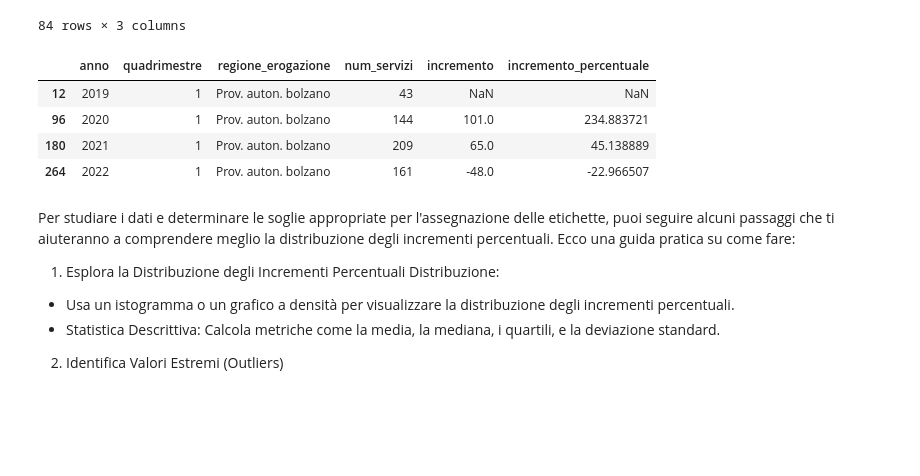
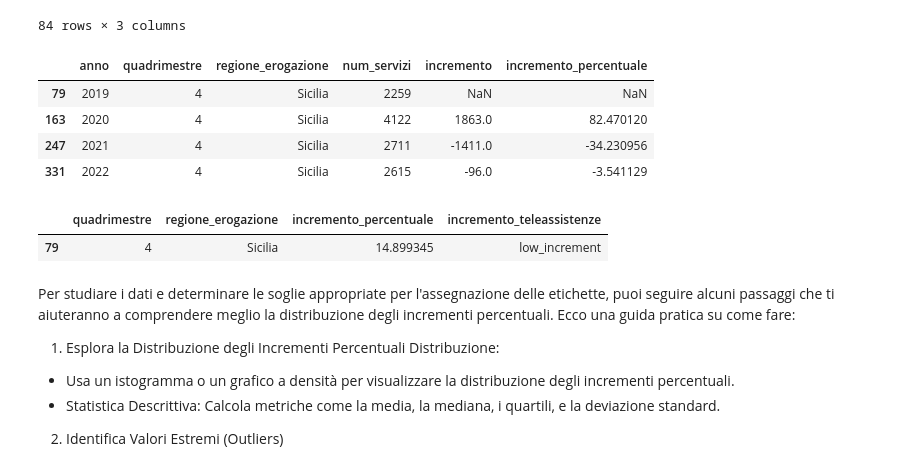
Before and after one commit to AlessiaRossi/Teleassistance-Supervised-Clustering, a Jupyter notebook: notebooks/EDA/feature_extraction_incremento.ipynb, the cells around one changed output. Saved outputs shown, nothing was run; the diff lists cells and outputs as text; code cells hidden in the pictures; blank space fills up the shorter version.

```diff
--- a/notebooks/EDA/feature_extraction_incremento.ipynb
+++ b/notebooks/EDA/feature_extraction_incremento.ipynb
@@ -106,14 +136,20 @@ app
 | 31 | 2 | Molise | 1.636089 |
 84 rows × 3 columns
 # %%
-mask = (grouped['regione_erogazione'] == 'Prov. auton. bolzano') & (grouped['quadrimestre'] == 1)
+mask = (grouped['regione_erogazione'] == 'Sicilia') & (grouped['quadrimestre'] == 4)
 grouped[mask]
 # %% [output]
 |  | anno | quadrimestre | regione_erogazione | num_servizi | incremento | incremento_percentuale |
-| 12 | 2019 | 1 | Prov. auton. bolzano | 43 | NaN | NaN |
-| 96 | 2020 | 1 | Prov. auton. bolzano | 144 | 101.0 | 234.883721 |
-| 180 | 2021 | 1 | Prov. auton. bolzano | 209 | 65.0 | 45.138889 |
-| 264 | 2022 | 1 | Prov. auton. bolzano | 161 | -48.0 | -22.966507 |
+| 79 | 2019 | 4 | Sicilia | 2259 | NaN | NaN |
+| 163 | 2020 | 4 | Sicilia | 4122 | 1863.0 | 82.470120 |
+| 247 | 2021 | 4 | Sicilia | 2711 | -1411.0 | -34.230956 |
+| 331 | 2022 | 4 | Sicilia | 2615 | -96.0 | -3.541129 |
+# %%
+mask = (incremento_percentuale_medio['regione_erogazione'] == 'Sicilia') & (incremento_percentuale_medio['quadrimestre'] == 4)
+incremento_percentuale_medio[mask]
+# %% [output]
+|  | quadrimestre | regione_erogazione | incremento_percentuale | incremento_teleassistenze |
+| 79 | 4 | Sicilia | 14.899345 | low_increment |
 # %% [markdown]
 Per studiare i dati e determinare le soglie appropriate per l'assegnazione delle etichette, puoi seguire alcuni passaggi che ti aiuteranno a comprendere meglio la distribuzione degli incrementi percentuali. Ecco una guida pratica su come fare:
 
```
Also changed, not shown: parts of 5 cells of this notebook, 3 other files.
